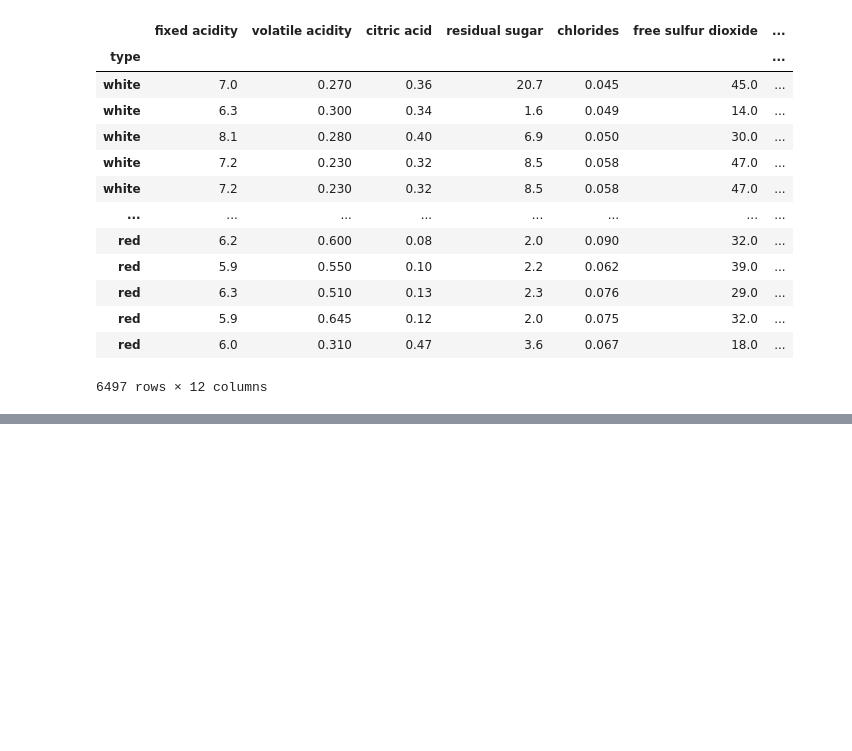
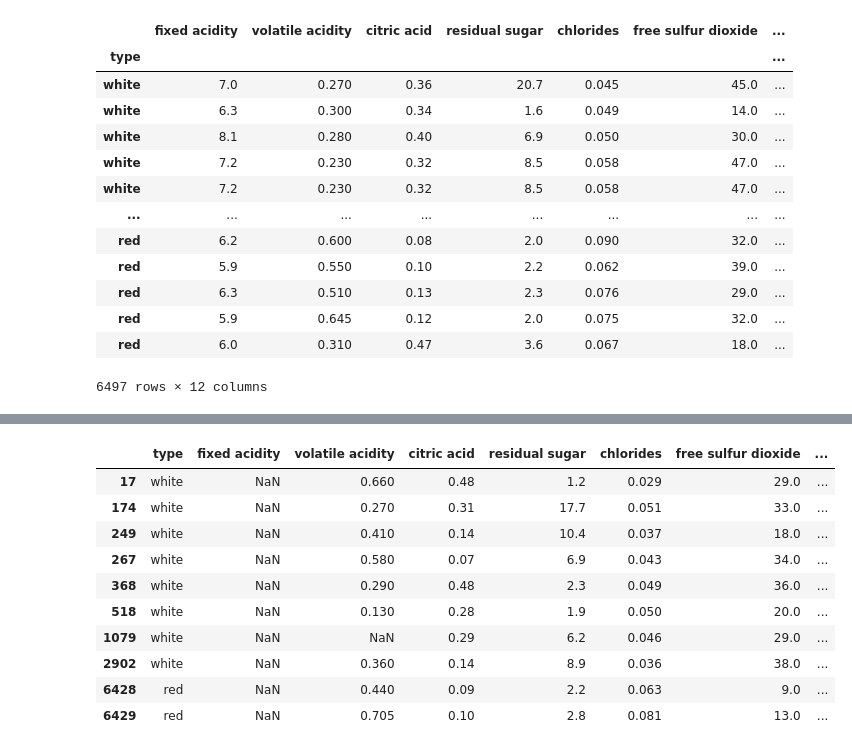
Before and after one commit to santr4/Kaggle-Pandas, a Jupyter notebook: tut2.ipynb, the cells around one changed output, grey strips where cells are left out. Saved outputs shown, nothing was run; the diff lists cells and outputs as text; code cells hidden in the pictures; blank space fills up the shorter version.

```diff
--- a/tut2.ipynb
+++ b/tut2.ipynb
@@ -162,0 +198,14 @@ reviews.set_index('type')
+# %%
+reviews.loc[reviews['fixed acidity'].isnull()]
+# %% [output]
+|  | type | fixed acidity | volatile acidity | citric acid | residual sugar | chlorides | free sulfur dioxide | ... |
+| 17 | white | NaN | 0.660 | 0.48 | 1.2 | 0.029 | 29.0 | ... |
+| 174 | white | NaN | 0.270 | 0.31 | 17.7 | 0.051 | 33.0 | ... |
+| 249 | white | NaN | 0.410 | 0.14 | 10.4 | 0.037 | 18.0 | ... |
+| 267 | white | NaN | 0.580 | 0.07 | 6.9 | 0.043 | 34.0 | ... |
+| 368 | white | NaN | 0.290 | 0.48 | 2.3 | 0.049 | 36.0 | ... |
+| 518 | white | NaN | 0.130 | 0.28 | 1.9 | 0.050 | 20.0 | ... |
+| 1079 | white | NaN | NaN | 0.29 | 6.2 | 0.046 | 29.0 | ... |
+| 2902 | white | NaN | 0.360 | 0.14 | 8.9 | 0.036 | 38.0 | ... |
+| 6428 | red | NaN | 0.440 | 0.09 | 2.2 | 0.063 | 9.0 | ... |
+| 6429 | red | NaN | 0.705 | 0.10 | 2.8 | 0.081 | 13.0 | ... |
```
Also changed, not shown: parts of 3 cells of this notebook.
